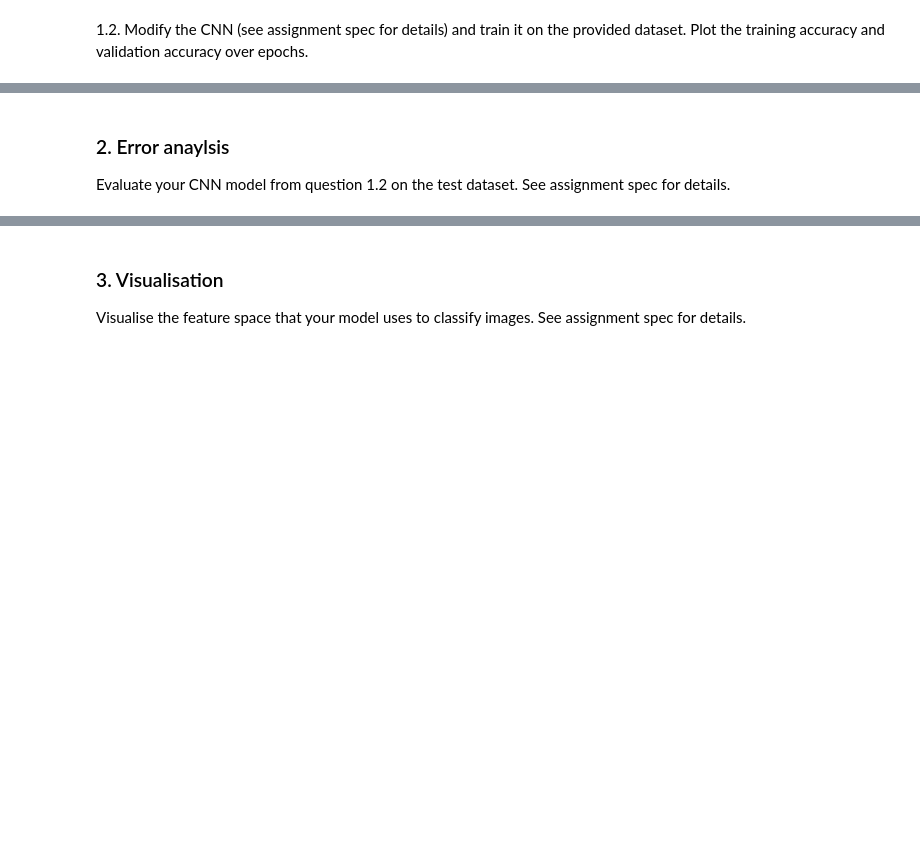
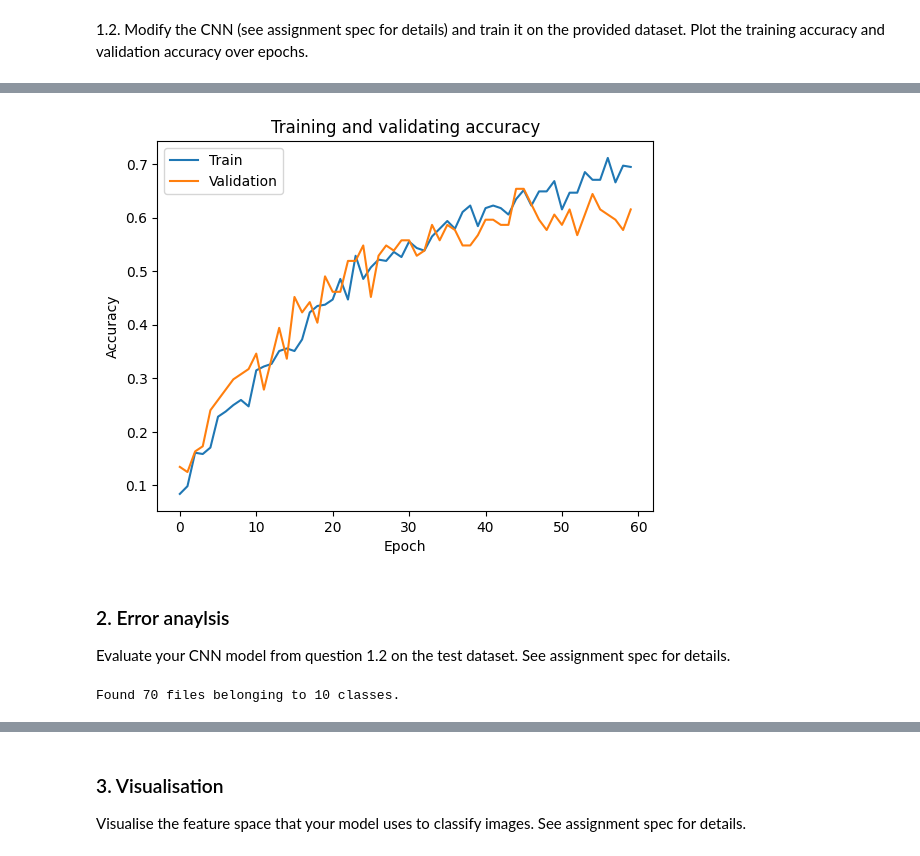
Before and after one commit to LOOP115/Image_Classification_CNN, a Jupyter notebook: code.ipynb, the cells around one changed output, grey strips where cells are left out. Saved outputs shown, nothing was run; the diff lists cells and outputs as text; code cells hidden in the pictures; blank space fills up the shorter version.

```diff
--- a/code.ipynb
+++ b/code.ipynb
@@ -128,2 +128,33 @@ plot_model_history(history1)
 # %% [markdown]
 1.2. Modify the CNN (see assignment spec for details) and train it on the provided dataset.  Plot the training accuracy and validation accuracy over epochs.
+# %%
+# 1.2 Regularisation and data augmentation
+# Data augmentation
+data_augmentation = tf.keras.Sequential([
+    layers.RandomFlip("horizontal"),
+    layers.RandomCrop(30, 30),
+])
+
+
+cnn_model2 = keras.Sequential(
+    [
+        layers.Input((32, 32, 3)),
+        data_augmentation,
+
+        layers.Conv2D(16, (3, 3), activation='relu'),
+        layers.Conv2D(16, (3, 3), activation='relu'),
+        layers.MaxPooling2D((2, 2), strides=(2, 2)),
+
+        layers.Conv2D(24, (3, 3), activation='relu', kernel_regularizer='l1'),
+        layers.Conv2D(24, (3, 3), activation='relu', kernel_regularizer='l1'),
+        layers.MaxPooling2D((2, 2), strides=(2, 2)),
+
+        layers.Flatten(),
+        layers.Dropout(rate=0.2),
+        layers.Dense(10, activation='softmax')
+    ],
+)
+
+cnn_model2.compile(optimizer='adam', loss=tf.keras.losses.SparseCategoricalCrossentropy(), metrics=['accuracy'])
+
+history2 = cnn_model2.fit(train_data, validation_data=val_data, epochs=60)
@@ -130,3 +179,30 @@ plot_model_history(history1)
+# %%
+plot_model_history(history2)
+# %% [output]
+[figure, added]
 # %% [markdown]
 ### 2. Error anaylsis
 Evaluate your CNN model from question 1.2 on the test dataset. See assignment spec for details.
+# %%
+# Get test images from 'test' directory
+test_data = tf.keras.utils.image_dataset_from_directory(
+    data_dir+'/test',
+    image_size=(32, 32),
+    batch_size=7,
+    shuffle=False,
+)
+
+# Evaluate model performance using the test dataset
+def evaluate(model):
+    i = 0
+    test_loss = 0
+    test_acc = 0
+    for test_image, test_label in test_data.take(10):
+        test_results = model.evaluate(test_image, test_label)
+        print(f"Average test results for {class_names[i]} - loss: {test_results[0]} - accuracy: {test_results[1]}%")
+        test_loss += test_results[0]
+        test_acc += test_results[1]
+        i += 1
+    print(f"\nOverall - loss: {test_loss / 10} - accuracy: {test_acc / 10}%")
+# %% [output]
+Found 70 files belonging to 10 classes.
```
Also changed, not shown: parts of 6 cells of this notebook, 2 other files.
